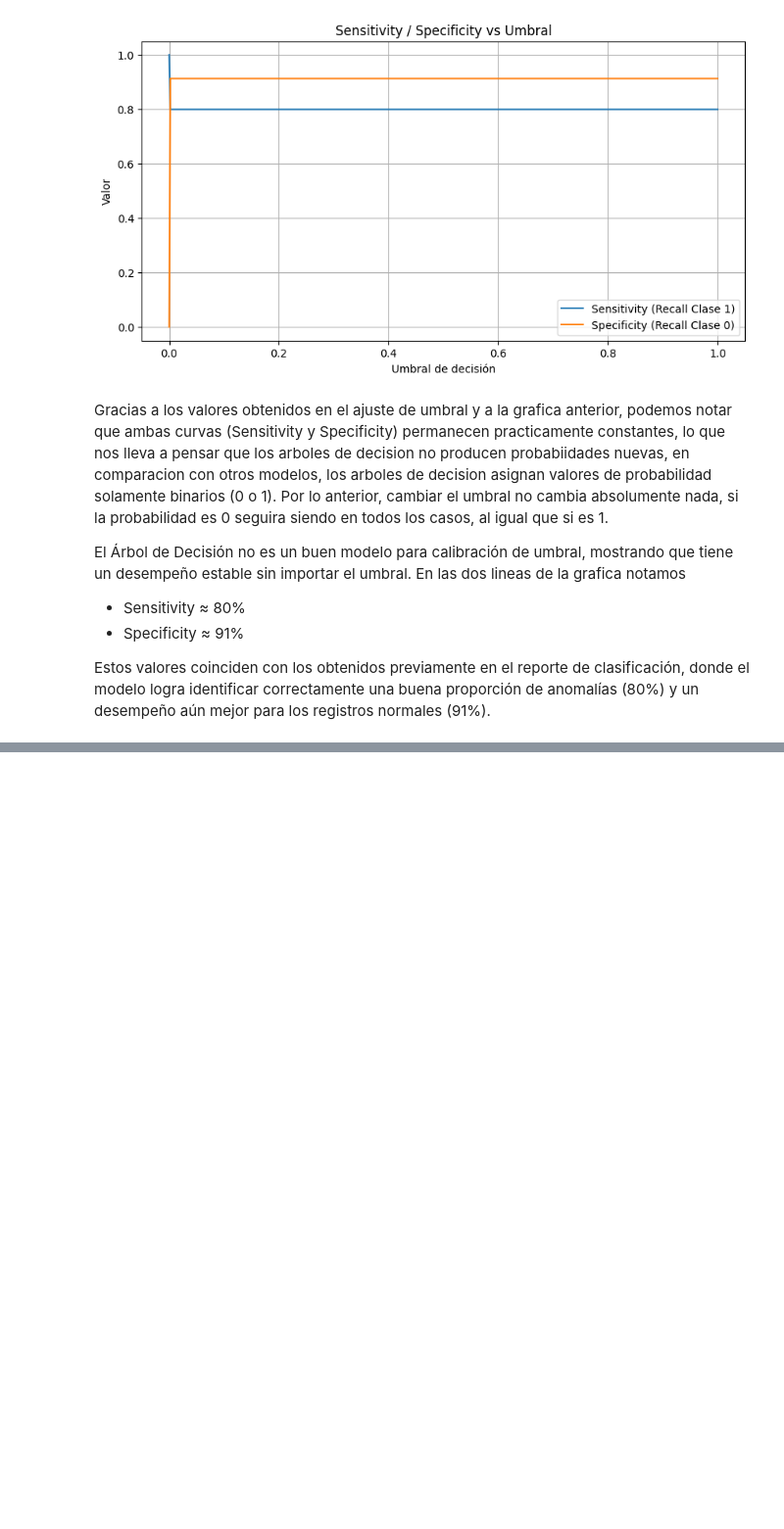
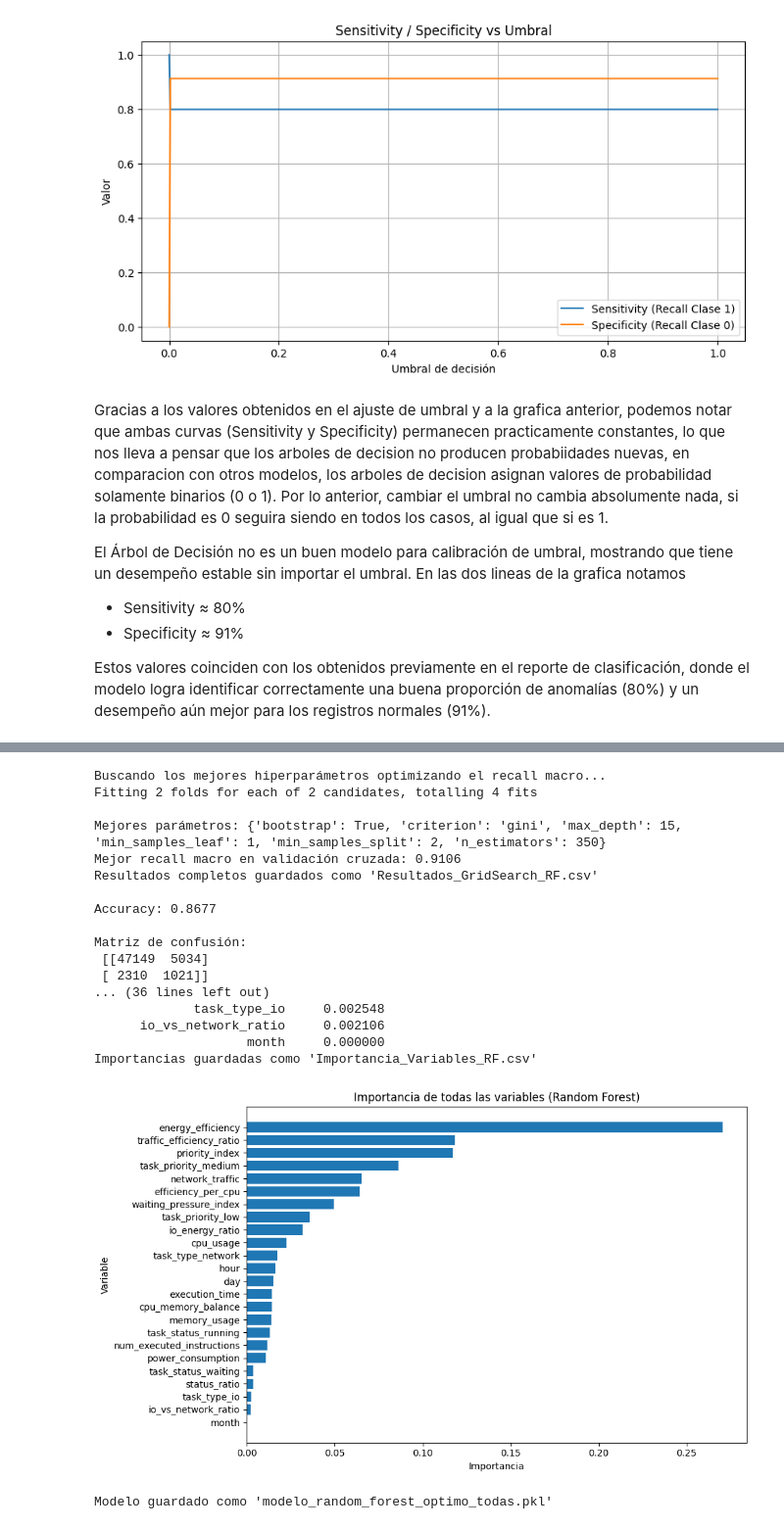
Before and after one commit to Yes577/CloudInfrastrutureAnomalyData, a Jupyter notebook: Proyecto/TrabajoFinalIA.ipynb, the cells around one changed output, grey strips where cells are left out. Shown at 98% size. Saved outputs shown, nothing was run; the diff lists cells and outputs as text; code cells hidden in the pictures; blank space fills up the shorter version.

Commit message:
Add files via upload
randomforest agregado

```diff
--- a/Proyecto/TrabajoFinalIA.ipynb
+++ b/Proyecto/TrabajoFinalIA.ipynb
@@ -948,0 +972,45 @@ Estos valores coinciden con los obtenidos previamente en el reporte de clasifica
+# %%
+# ================================================
+#  EJECUCIÓN DEL MODELO RANDOM FOREST OPTIMIZADO
+# ================================================
+
+# Importar el módulo con todas las funciones del Random Forest
+import random_forest_anomalias as rf_mod
+
+# 1. Cargar datasets procesados
+X_train, X_test, y_train, y_test = rf_mod.cargar_datasets(
+    'Cloud_Anomaly_Dataset_Train_Balanceado.csv',
+    'Cloud_Anomaly_Dataset_Test.csv'
+)
+
+# 2. Entrenar el modelo Random Forest con GridSearchCV
+best_rf = rf_mod.entrenar_random_forest(X_train, y_train)
+
+# 3. Evaluación del modelo
+rf_mod.evaluar_modelo(best_rf, X_test, y_test)
+
+# 4. Importancia de variables
+rf_mod.importancia_variables(best_rf, X_train)
+
+# 5. Guardar modelo como archivo .pkl
+rf_mod.guardar_modelo(best_rf)
+# %% [output]
+Buscando los mejores hiperparámetros optimizando el recall macro...
+Fitting 2 folds for each of 2 candidates, totalling 4 fits
+
+Mejores parámetros: {'bootstrap': True, 'criterion': 'gini', 'max_depth': 15, 'min_samples_leaf': 1, 'min_samples_split': 2, 'n_estimators': 350}
+Mejor recall macro en validación cruzada: 0.9106
+Resultados completos guardados como 'Resultados_GridSearch_RF.csv'
+
+Accuracy: 0.8677
+
+Matriz de confusión:
+ [[47149  5034]
+ [ 2310  1021]]
+... (36 lines left out)
+             task_type_io     0.002548
+      io_vs_network_ratio     0.002106
+                    month     0.000000
+Importancias guardadas como 'Importancia_Variables_RF.csv'
+[figure, added]
+Modelo guardado como 'modelo_random_forest_optimo_todas.pkl'
```
Also changed, not shown: parts of 10 cells of this notebook.
